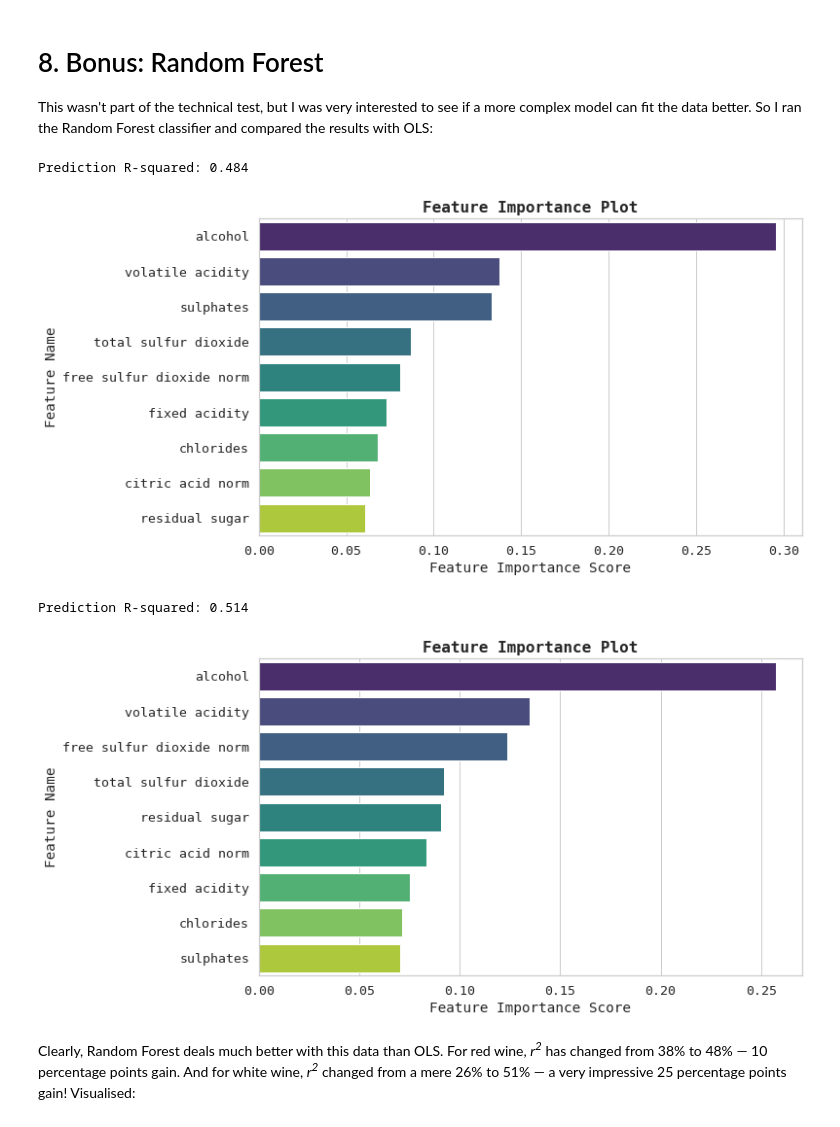
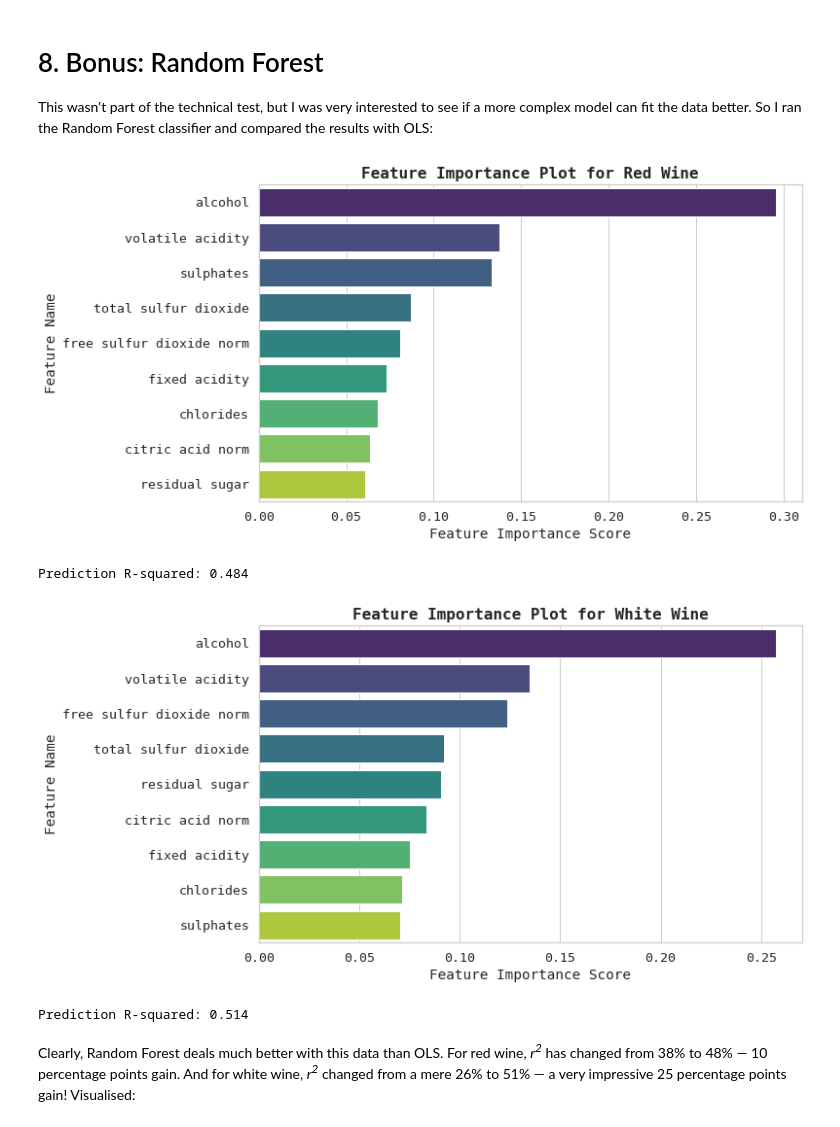
Before and after one commit to marina-kan/wine, a Jupyter notebook: wine.ipynb, the cells around one changed output. Saved outputs shown, nothing was run; the diff lists cells and outputs as text; code cells hidden in the pictures.

```diff
--- a/wine.ipynb
+++ b/wine.ipynb
@@ -510,11 +499,10 @@ def random_forest(X_train, X_val, y_train, y_val):
 
     # Calculate the R2 metric.
     r2 = r2_score(y_val, y_pred)
-    print(f"Prediction R-squared: {r2:.3f}")
 
-    return model_forest.feature_importances_
+    return r2, model_forest.feature_importances_
 # %%
-def feature_importance_bar(features, feature_names):
+def feature_importance_bar(wine, features, feature_names):
     # Create a dataframe with feature names and their importance scores.
     feature_importance_df = pd.DataFrame({'Feature': feature_names, 'Importance': features})
 
@@ -526,23 +514,26 @@ def feature_importance_bar(features, feature_names):
     sns.barplot(x='Importance', y='Feature', data=feature_importance_df, palette='viridis')
     plt.xlabel('Feature Importance Score')
     plt.ylabel('Feature Name')
-    plt.title('Feature Importance Plot', fontweight="semibold", fontsize=16)
+    plt.title(f'Feature Importance Plot for {wine.capitalize()} Wine', fontweight="semibold", fontsize=16)
     plt.show()
 
 # Get the names of the features.
 feature_names = X_train_red.columns
+# %%
+def calculate_and_plot_random_forest(wine, X_train, X_val, y_train, y_val):
+    r2, feature_importances = random_forest(X_train, X_val, y_train, y_val)
+    feature_importance_bar(wine, feature_importances, feature_names)
+    print(f"Prediction R-squared: {r2:.3f}")
 # %%
-feature_importances = random_forest(X_train_red, X_val_red, y_train_red, y_val_red)
-feature_importance_bar(feature_importances, feature_names)
+calculate_and_plot_random_forest("red", X_train_red, X_val_red, y_train_red, y_val_red)
 # %% [output]
+[figure, new version]
 Prediction R-squared: 0.484
-[figure, old version]
 # %%
-feature_importances = random_forest(X_train_white, X_val_white, y_train_white, y_val_white)
-feature_importance_bar(feature_importances, feature_names)
+calculate_and_plot_random_forest("white", X_train_white, X_val_white, y_train_white, y_val_white)
 # %% [output]
+[figure, new version]
 Prediction R-squared: 0.514
-[figure, old version]
 # %% [markdown]
 Clearly, Random Forest deals much better with this data than OLS. For red wine, _r<sup>2</sup>_ has changed from 38% to 48% — 10 percentage points gain. And for white wine, _r<sup>2</sup>_ changed from a mere 26% to 51% — a very impressive 25 percentage points gain! Visualised:
 # %%
```
Also changed, not shown: parts of 3 cells of this notebook.
